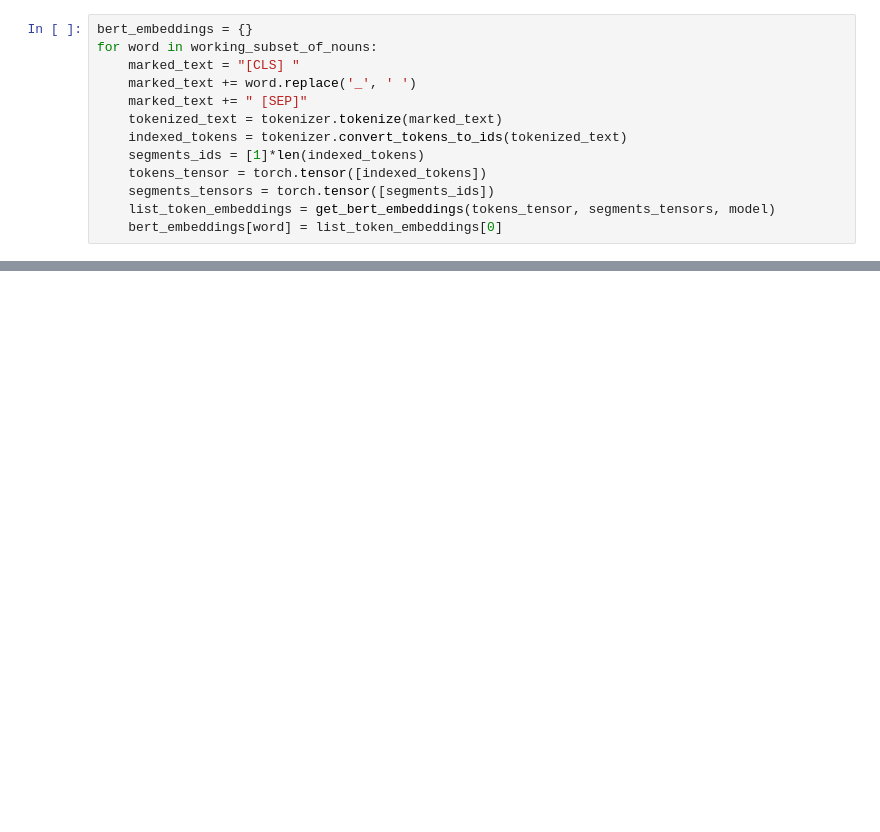
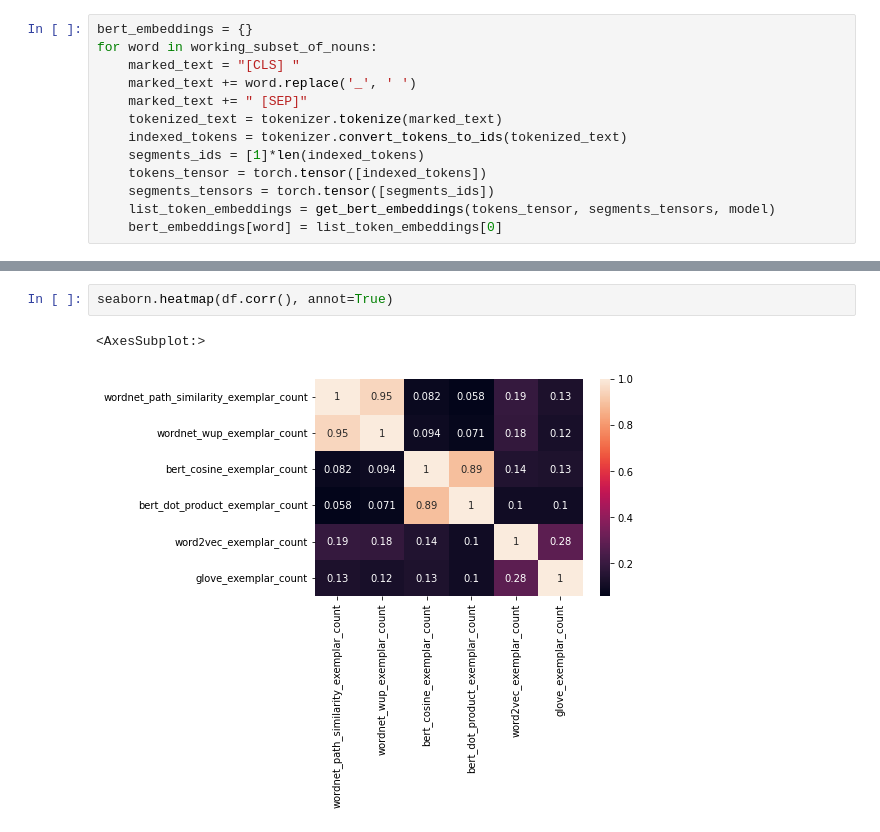
Before and after one commit to solresol/cross-embedding-clustering, a Jupyter notebook: embeddings-experiment.ipynb, the cells around one changed output, grey strips where cells are left out. Drawn from its saved outputs; the diff is of its cells as text; blank space fills up the shorter version.

```diff
--- a/embeddings-experiment.ipynb
+++ b/embeddings-experiment.ipynb
@@ -186,0 +403,5 @@ df[df.wordnet_exemplar_count == 10]
+# %%
+seaborn.heatmap(df.corr(), annot=True)
+# %% [output]
+<AxesSubplot:>
+[figure, added]
```
Also changed, not shown: parts of 42 cells of this notebook.
